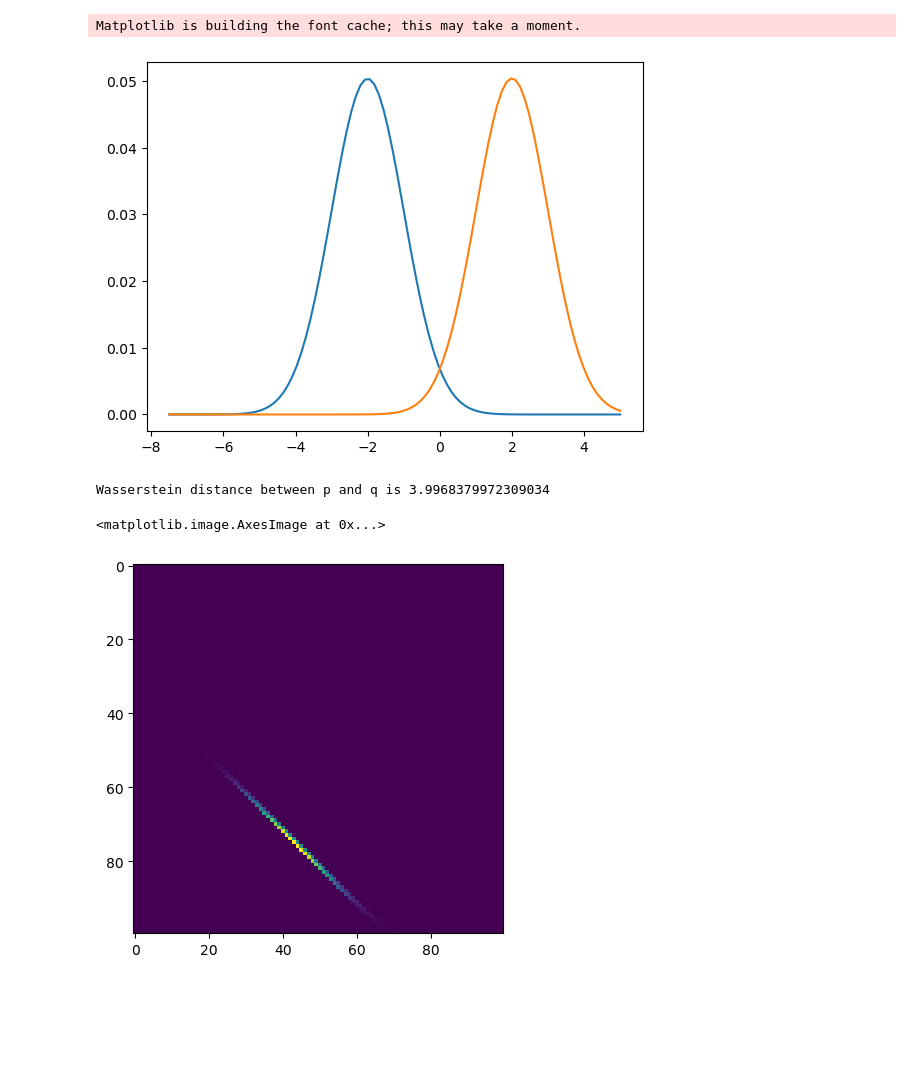
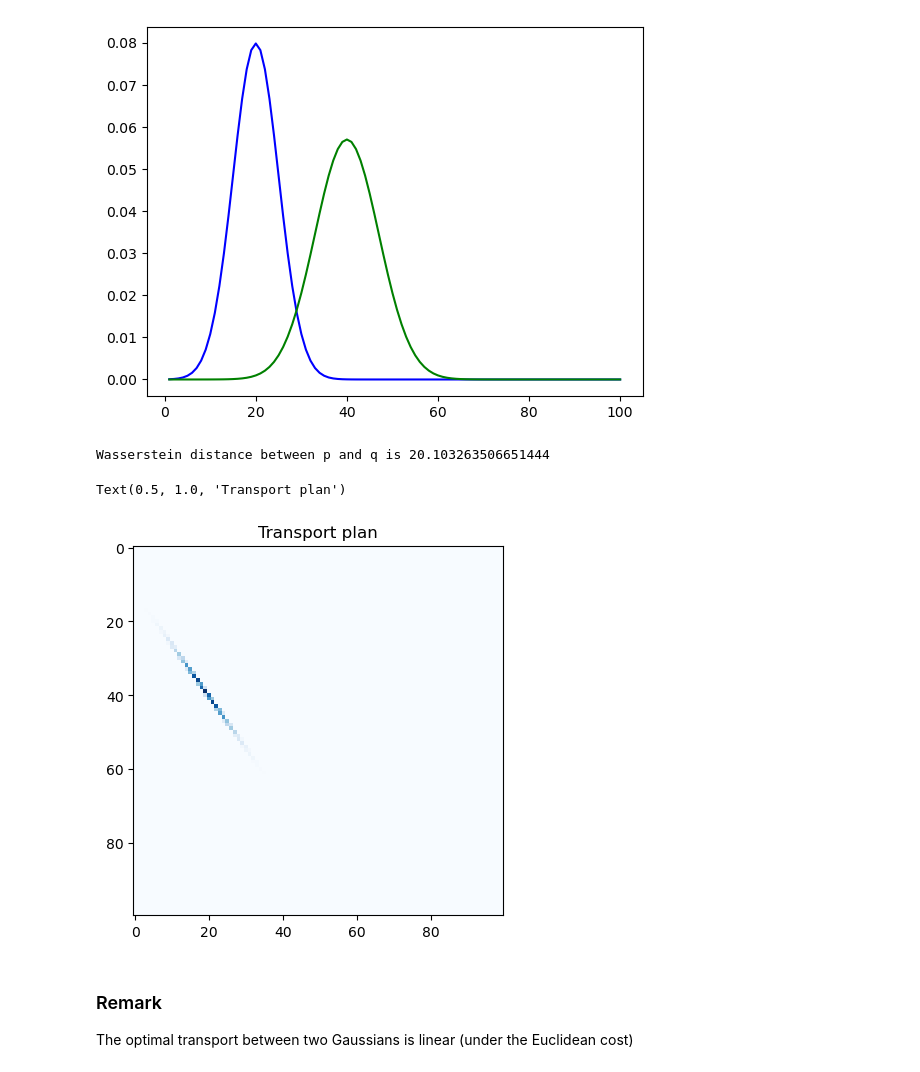
Before and after one commit to felipe-tobar/OT-tutorial, a Jupyter notebook: Codes/Wasserstein_linprog.ipynb, the cells around one changed output. Drawn from its saved outputs; the diff is of its cells as text; code cells hidden in the pictures; blank space fills up the shorter version.

```diff
--- a/Codes/Wasserstein_linprog.ipynb
+++ b/Codes/Wasserstein_linprog.ipynb
@@ -4,8 +4,8 @@ from scipy.stats import norm
 from scipy.spatial.distance import squareform, pdist
 from scipy.optimize import linprog
 import matplotlib.pyplot as plt
+from cycler import cycler
+plt.rcParams['axes.prop_cycle'] = cycler(color='bgrcmyk')
-# %% [output]
-Matplotlib is building the font cache; this may take a moment.
 # %%
 # modified from Alex Williams' blog (NYU + Flatiron Institute)
 # https://alexhwilliams.info/itsneuronalblog/2020/10/09/optimal-transport/
@@ -95,26 +94,32 @@ def demo_wasserstein(x, p, q):
     # Return Wasserstein distance and transport plan.
     return np.sqrt(np.sum(T * C)), T
 # %%
-x = np.linspace(-7.5,5,100)
-rv1 = norm(loc = -2., scale = 1.0)
-rv2 = norm(loc = 2., scale = 1.0)
-rv3 = norm(loc = -5., scale = 0.5)
-p = rv1.pdf(x)
-q = rv2.pdf(x)
+# Define and plot two distributions
+
+x = np.linspace(1,100,100)
+rv1 = norm(loc = 20., scale = 5.0)
+rv2 = norm(loc = 40, scale = 7.0)
+rv3 = norm(loc = 70., scale = 3)
+p = rv1.pdf(x) #+ rv2.pdf(x)
+q = rv2.pdf(x) #+ rv3.pdf(x)
 p /= p.sum()
 q /= q.sum()
 plt.plot(x,p, label = 'Distribution p')
 plt.plot(x,q, label = 'Distribution q')
 x = np.reshape(x, (-1, 1))
 # %% [output]
-[figure, old version]
+[figure, new version]
 # %%
 d,TP = demo_wasserstein(x, p, q)
 print(f'Wasserstein distance between p and q is {d}')
 # %% [output]
-Wasserstein distance between p and q is 3.9968379972309034
+Wasserstein distance between p and q is 20.103263506651444
 # %%
-plt.imshow(TP)
+plt.imshow(TP, cmap='Blues')
+plt.title('Transport plan')
 # %% [output]
-<matplotlib.image.AxesImage at 0x...>
+Text(0.5, 1.0, 'Transport plan')
-[figure, old version]
+[figure, new version]
+# %% [markdown]
+### Remark
+The optimal transport between two Gaussians is linear (under the Euclidean cost)
```
Also changed, not shown: parts of 1 cell of this notebook, 12 other files.
